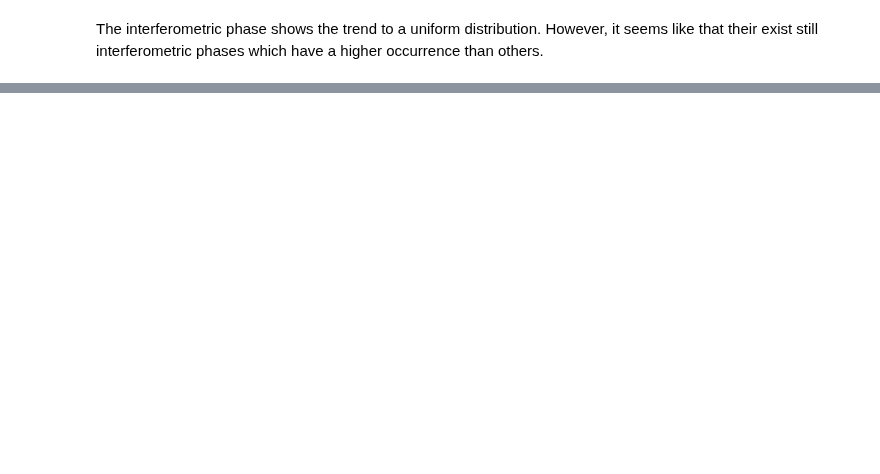
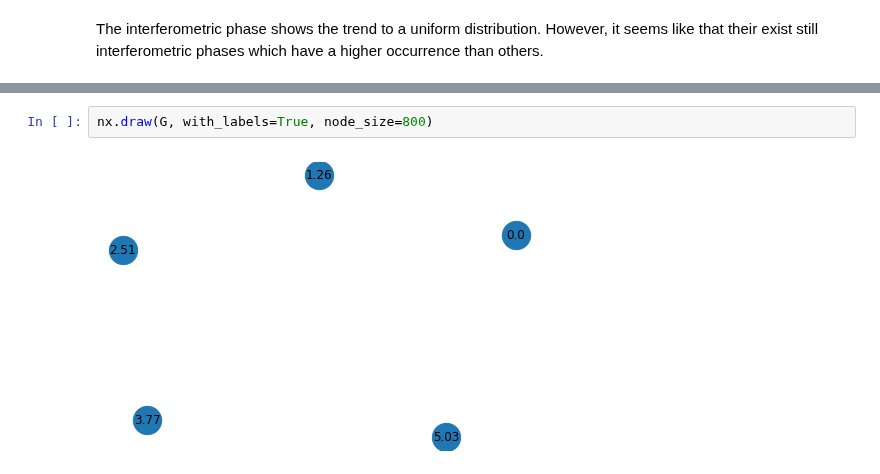
Before and after one commit to bilaljo/MiniPTI, a Jupyter notebook: notebooks/pti.ipynb, the cells around one changed output, grey strips where cells are left out. Cells and saved outputs as stored; diff of their text form; blank space fills up the shorter version.

```diff
--- a/notebooks/pti.ipynb
+++ b/notebooks/pti.ipynb
@@ -118,0 +125,4 @@ In the figure above a possible graph for the phases after a DFS is shown.
+# %%
+nx.draw(G, with_labels=True, node_size=800)
+# %% [output]
+[figure, added]
```
Also changed, not shown: parts of 8 cells of this notebook.
